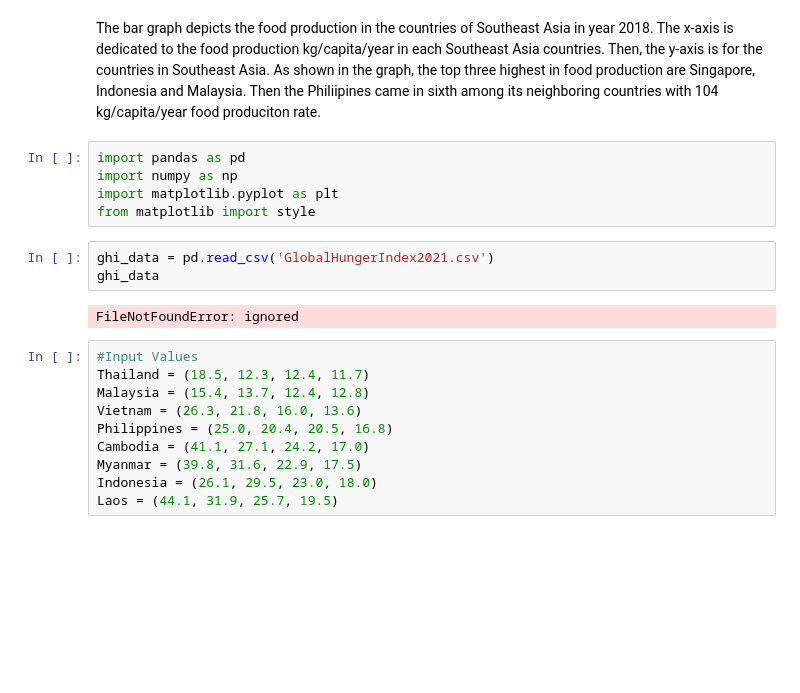
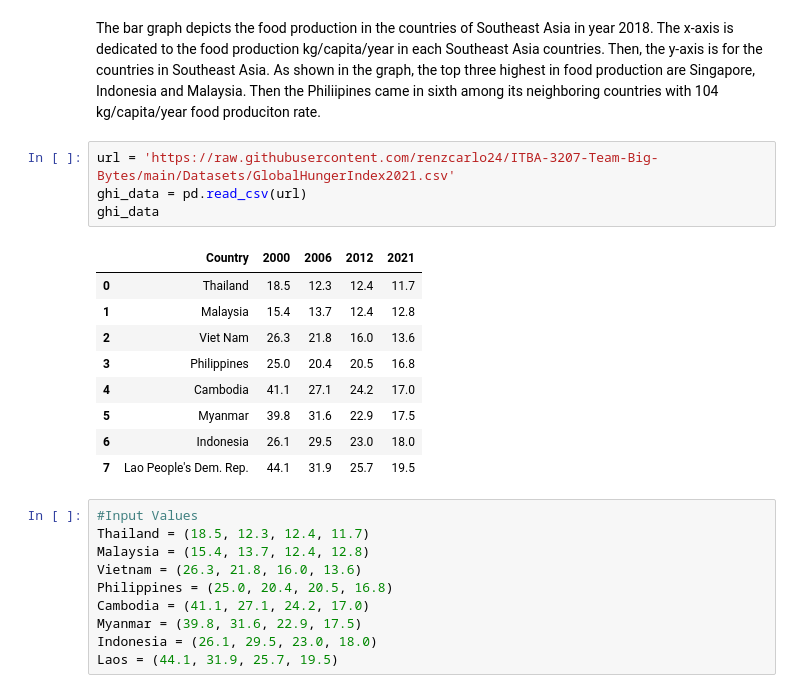
Before and after one commit to renzcarlo24/ITBA-3207-Team-Big-Bytes, a Jupyter notebook: Data Visualization.ipynb, the cells around one changed output. Cells and saved outputs as stored; diff of their text form; blank space fills up the shorter version.

Commit message:
Updated Data Visualization

```diff
--- a/Data Visualization.ipynb
+++ b/Data Visualization.ipynb
@@ -57,16 +57,20 @@ plt.show()
 # Interpretation:
 # %% [markdown]
 The bar graph depicts the food production in the countries of Southeast Asia in year 2018. The x-axis is dedicated to the food production kg/capita/year in each Southeast Asia countries. Then, the y-axis is for the countries in Southeast Asia. As shown in the graph, the top three highest in food production are Singapore, Indonesia and Malaysia. Then the Philiipines came in sixth among its neighboring countries with 104 kg/capita/year food produciton rate.
-# %%
-import pandas as pd
-import numpy as np
-import matplotlib.pyplot as plt
-from matplotlib import style
-# %%
-ghi_data = pd.read_csv('GlobalHungerIndex2021.csv')
-ghi_data
-# %% [output]
-FileNotFoundError: ignored
+# %%
+url = 'https://raw.githubusercontent.com/renzcarlo24/ITBA-3207-Team-Big-Bytes/main/Datasets/GlobalHungerIndex2021.csv'
+ghi_data = pd.read_csv(url)
+ghi_data
+# %% [output]
+|  | Country | 2000 | 2006 | 2012 | 2021 |
+| 0 | Thailand | 18.5 | 12.3 | 12.4 | 11.7 |
+| 1 | Malaysia | 15.4 | 13.7 | 12.4 | 12.8 |
+| 2 | Viet Nam | 26.3 | 21.8 | 16.0 | 13.6 |
+| 3 | Philippines | 25.0 | 20.4 | 20.5 | 16.8 |
+| 4 | Cambodia | 41.1 | 27.1 | 24.2 | 17.0 |
+| 5 | Myanmar | 39.8 | 31.6 | 22.9 | 17.5 |
+| 6 | Indonesia | 26.1 | 29.5 | 23.0 | 18.0 |
+| 7 | Lao People's Dem. Rep. | 44.1 | 31.9 | 25.7 | 19.5 |
 # %%
 #Input Values
 Thailand = (18.5, 12.3, 12.4, 11.7)
```
Also changed, not shown: parts of 1 cell of this notebook.
